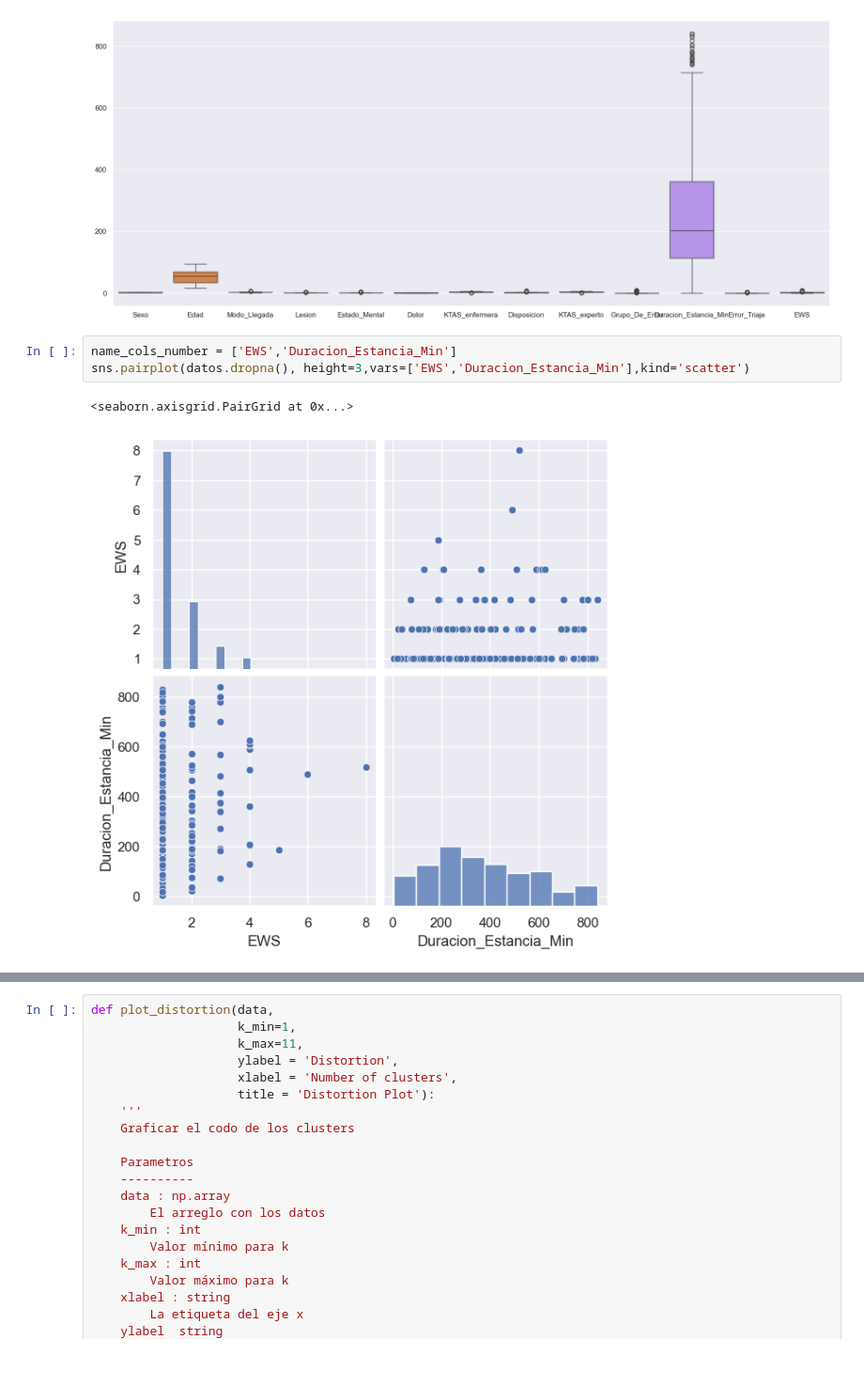
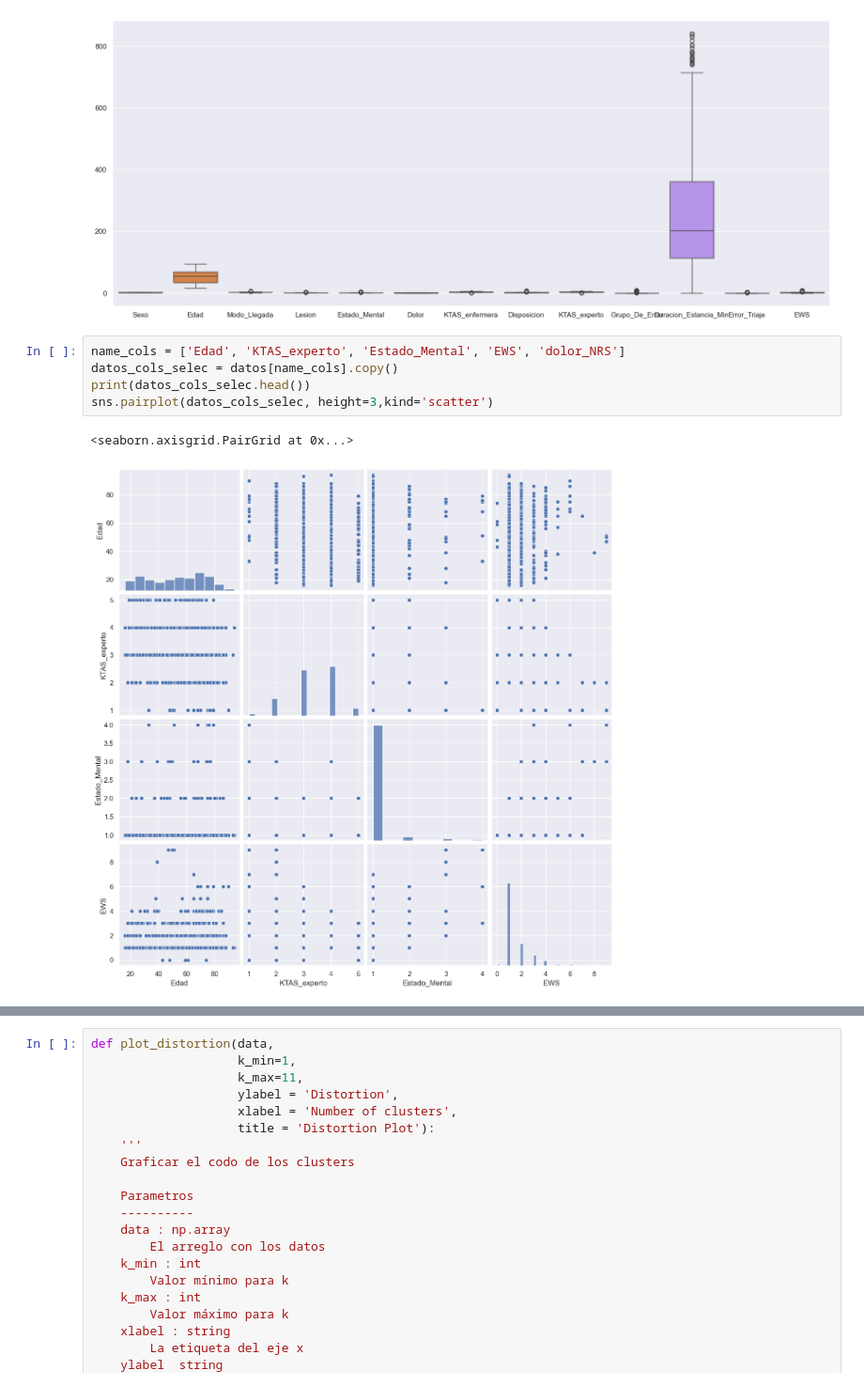
Before and after one commit to BI-202420-patacon/Lab2, a Jupyter notebook: Lab2.ipynb, the cells around one changed output, grey strips where cells are left out. Shown at 94% size. Saved outputs shown, nothing was run; the diff lists cells and outputs as text.

```diff
--- a/Lab2.ipynb
+++ b/Lab2.ipynb
@@ -304,9 +304,11 @@ fig=plt.figure(figsize=(20,8))
 ax = sns.boxplot(data=datos[name_cols_int], orient="v")
 # %% [output]
 [figure]
-# %%
-name_cols_number = ['EWS','Duracion_Estancia_Min']
-sns.pairplot(datos.dropna(), height=3,vars=['EWS','Duracion_Estancia_Min'],kind='scatter')
-# %% [output]
-<seaborn.axisgrid.PairGrid at 0x...>
-[figure, removed]
+# %%
+name_cols = ['Edad', 'KTAS_experto', 'Estado_Mental', 'EWS', 'dolor_NRS']
+datos_cols_selec = datos[name_cols].copy()
+print(datos_cols_selec.head())
+sns.pairplot(datos_cols_selec, height=3,kind='scatter')
+# %% [output]
+<seaborn.axisgrid.PairGrid at 0x...>
+[figure, added]
```
Also changed, not shown: parts of 14 cells of this notebook.
